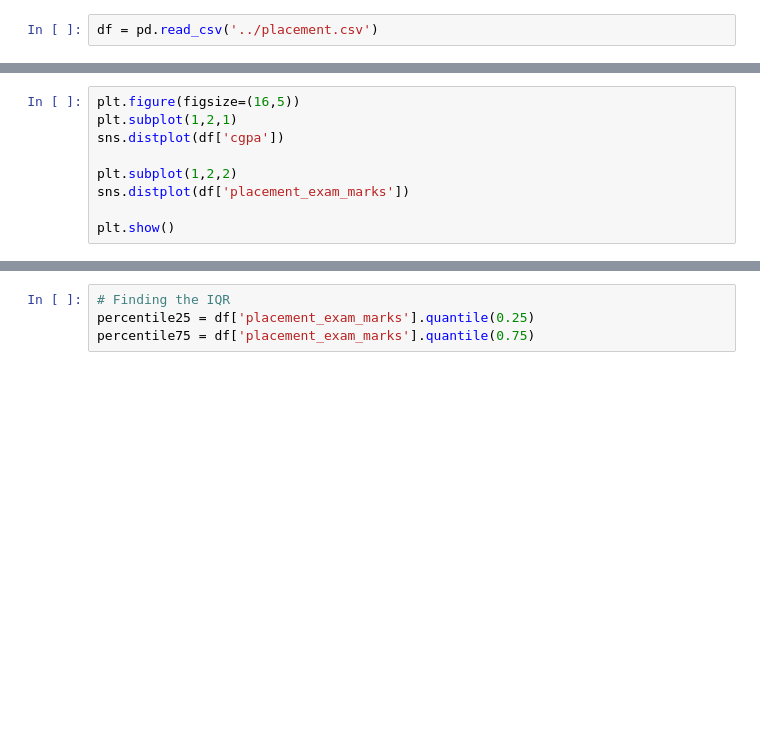
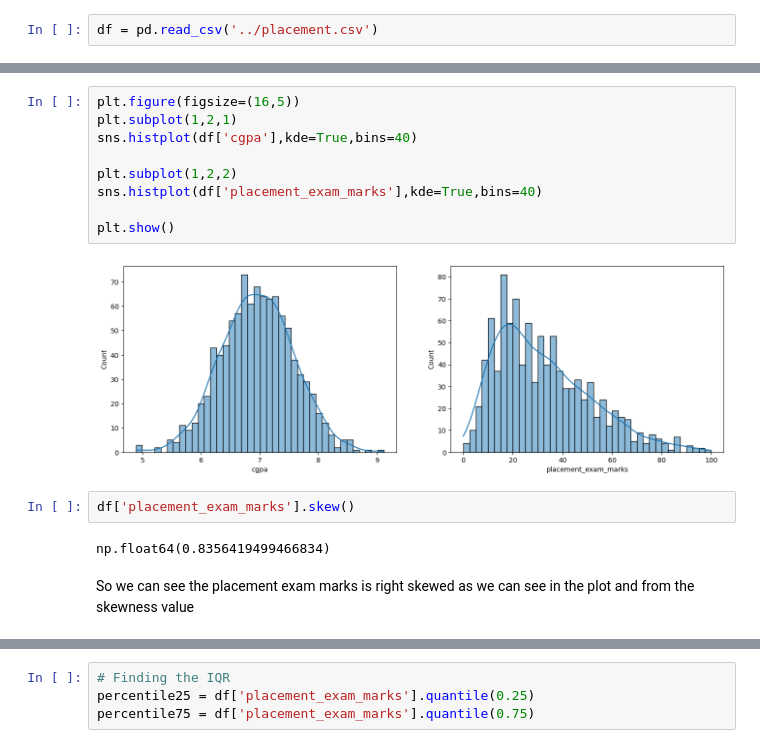
Before and after one commit to Foolmannn/ml-learnings, a Jupyter notebook: 5FeatureEngineering/OutliersDetection_Removal/Box_plot_IQR_method/iqr_boxplot_method.ipynb, the cells around one changed output, grey strips where cells are left out. Cells and saved outputs as stored; diff of their text form; blank space fills up the shorter version.

```diff
--- a/5FeatureEngineering/OutliersDetection_Removal/Box_plot_IQR_method/iqr_boxplot_method.ipynb
+++ b/5FeatureEngineering/OutliersDetection_Removal/Box_plot_IQR_method/iqr_boxplot_method.ipynb
@@ -10,11 +21,19 @@ df.head()
 # %%
 plt.figure(figsize=(16,5))
 plt.subplot(1,2,1)
-sns.distplot(df['cgpa'])
+sns.histplot(df['cgpa'],kde=True,bins=40)
 
 plt.subplot(1,2,2)
-sns.distplot(df['placement_exam_marks'])
+sns.histplot(df['placement_exam_marks'],kde=True,bins=40)
 
 plt.show()
+# %% [output]
+[figure, added]
+# %%
+df['placement_exam_marks'].skew()
+# %% [output]
+np.float64(0.8356419499466834)
+# %% [markdown]
+So we can see the placement exam marks is right skewed as we can see in the plot and from the skewness value
 # %%
 df['placement_exam_marks'].describe()
```
Also changed, not shown: parts of 15 cells of this notebook.
